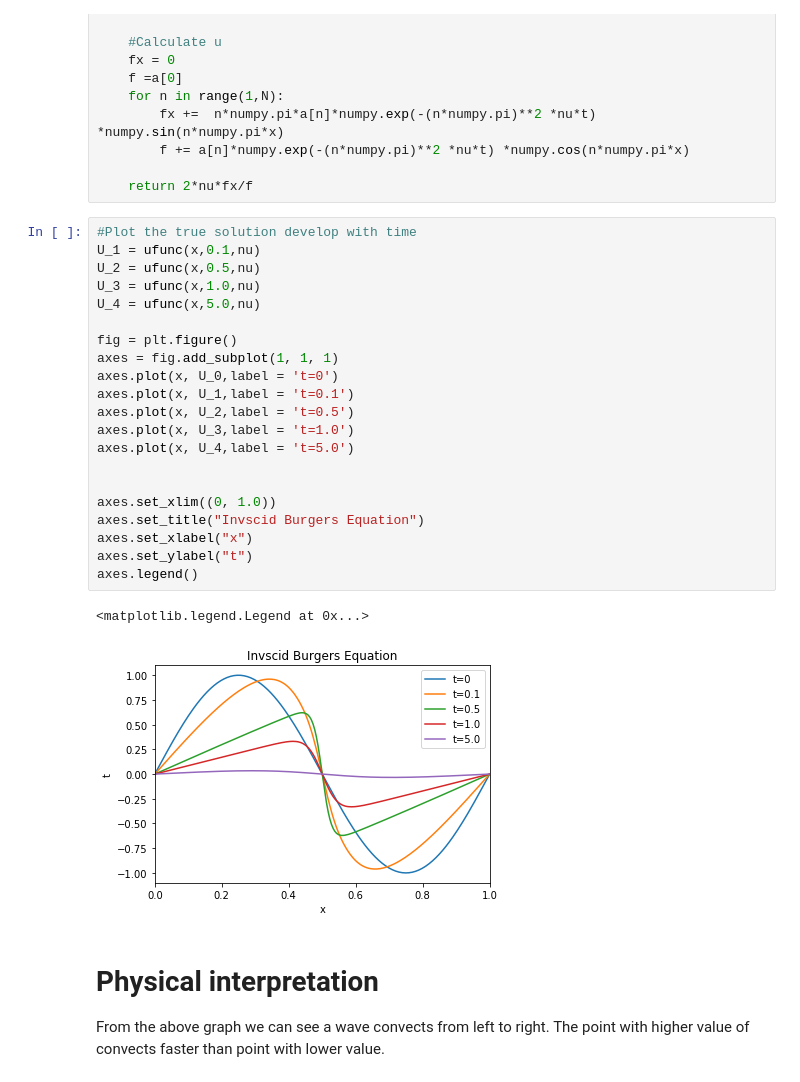
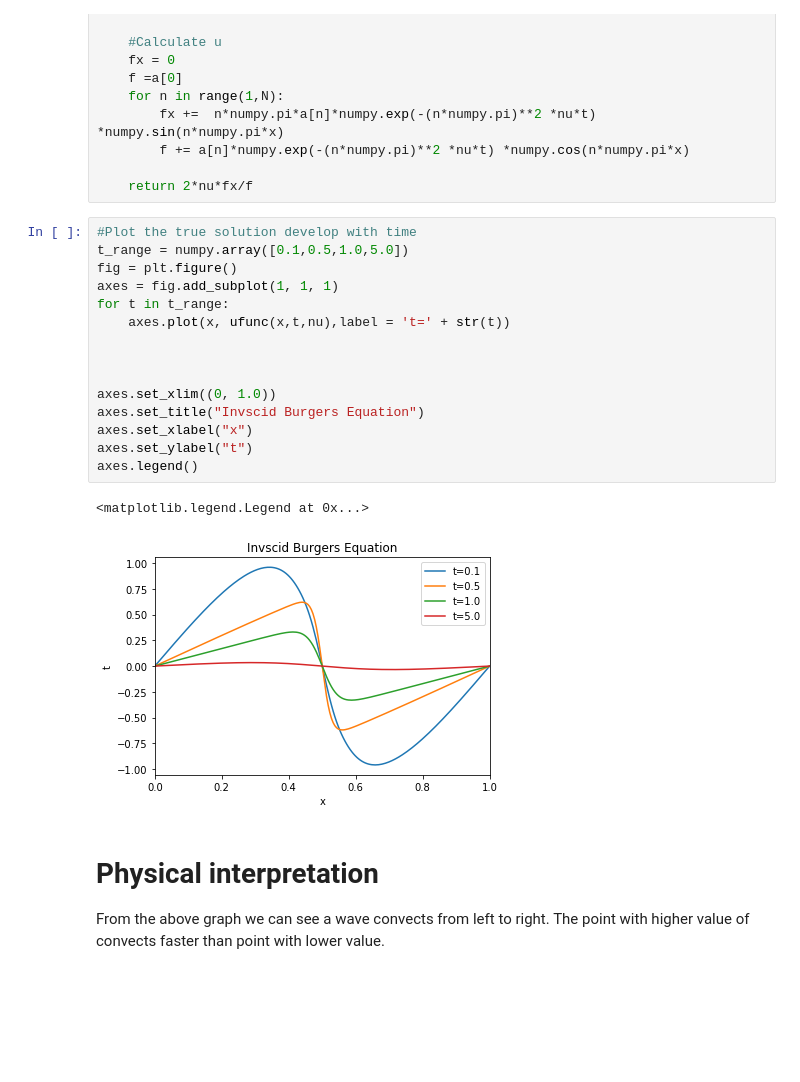
Before and after one commit to sq2157/APMA-4301-Numerical-Method, a Jupyter notebook: project.ipynb, the cells around one changed output. Drawn from its saved outputs; the diff is of its cells as text; blank space fills up the shorter version.

```diff
--- a/project.ipynb
+++ b/project.ipynb
@@ -112,28 +113,22 @@ def ufunc(x,t,nu):
     return 2*nu*fx/f
 # %%
 #Plot the true solution develop with time
-U_1 = ufunc(x,0.1,nu)
-U_2 = ufunc(x,0.5,nu)
-U_3 = ufunc(x,1.0,nu)
-U_4 = ufunc(x,5.0,nu)
-
+t_range = numpy.array([0.1,0.5,1.0,5.0])
 fig = plt.figure()
 axes = fig.add_subplot(1, 1, 1)
-axes.plot(x, U_0,label = 't=0')
-axes.plot(x, U_1,label = 't=0.1')
-axes.plot(x, U_2,label = 't=0.5')
-axes.plot(x, U_3,label = 't=1.0')
-axes.plot(x, U_4,label = 't=5.0')
+for t in t_range:
+    axes.plot(x, ufunc(x,t,nu),label = 't=' + str(t))
+
 
 
 axes.set_xlim((0, 1.0))
 axes.set_title("Invscid Burgers Equation")
 axes.set_xlabel("x")
 axes.set_ylabel("t")
 axes.legend()
 # %% [output]
 <matplotlib.legend.Legend at 0x...>
-[figure, old version]
+[figure, new version]
 # %% [markdown]
 # Physical interpretation
 
```
Also changed, not shown: parts of 16 cells of this notebook.
